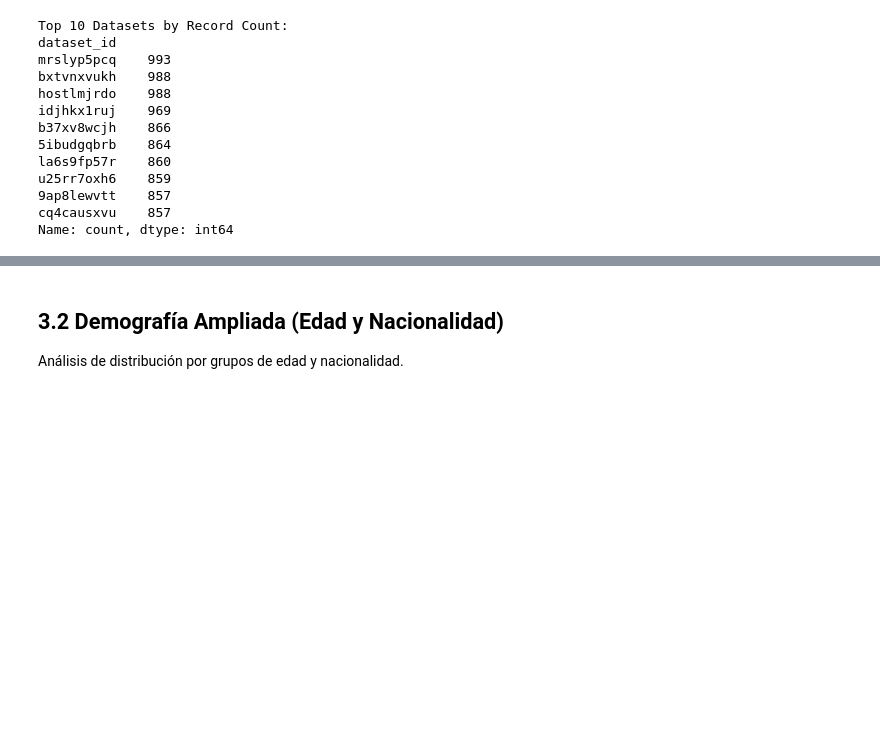
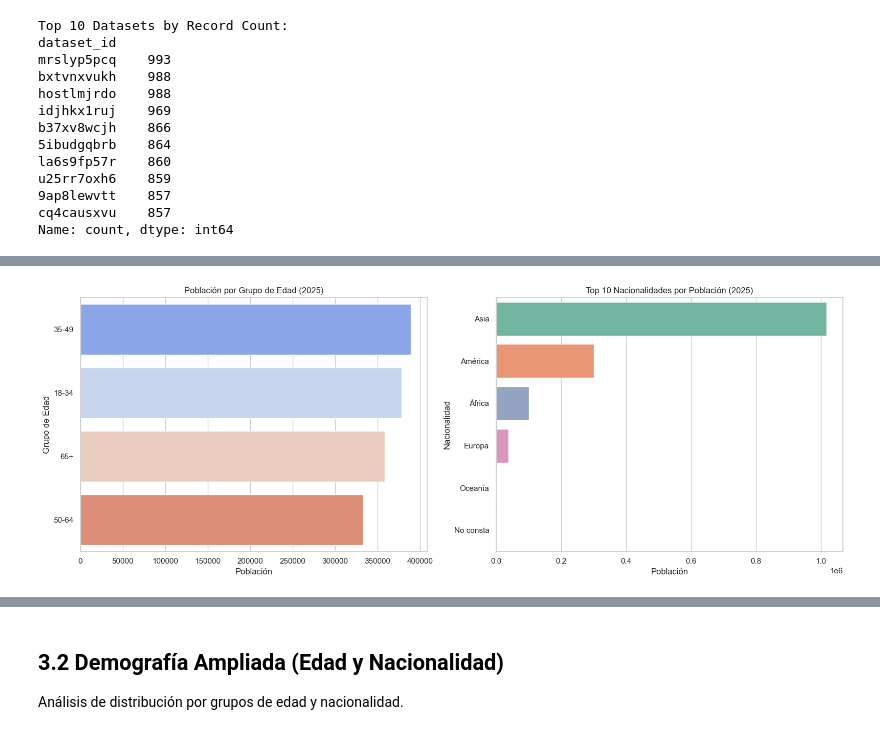
Before and after one commit to prototyp33/barcelona-housing-demographics-analyzer, a Jupyter notebook: notebooks/01-eda-initial.ipynb, the cells around one changed output, grey strips where cells are left out. Saved outputs shown, nothing was run; the diff lists cells and outputs as text; code cells hidden in the pictures; blank space fills up the shorter version.

```diff
--- a/notebooks/01-eda-initial.ipynb
+++ b/notebooks/01-eda-initial.ipynb
@@ -288,35 +330,37 @@ Passing `palette` without assigning `hue` is deprecated and will be removed in v
 if not df_demo_amp.empty and 'grupo_edad' in df_demo_amp.columns:
     # Población por grupo de edad (año más reciente)
     demo_amp_latest = df_demo_amp[df_demo_amp['anio'] == df_demo_amp['anio'].max()]
 
     # Agregar por grupo de edad
     edad_dist = demo_amp_latest.groupby('grupo_edad')['poblacion'].sum().reset_index()
     edad_dist = edad_dist.sort_values('poblacion', ascending=False)
 
     # Agregar por nacionalidad
     if 'nacionalidad' in demo_amp_latest.columns:
         nac_dist = demo_amp_latest.groupby('nacionalidad')['poblacion'].sum().reset_index()
         nac_dist = nac_dist.sort_values('poblacion', ascending=False)
 
     fig, axes = plt.subplots(1, 2, figsize=(16, 6))
 
     # Distribución por edad
-    sns.barplot(data=edad_dist, x='poblacion', y='grupo_edad', ax=axes[0], palette='coolwarm')
+    sns.barplot(data=edad_dist, x='poblacion', y='grupo_edad', hue='grupo_edad', legend=False, ax=axes[0], palette='coolwarm')
     axes[0].set_title(f'Población por Grupo de Edad ({demo_amp_latest["anio"].max()})')
     axes[0].set_xlabel('Población')
     axes[0].set_ylabel('Grupo de Edad')
 
     # Distribución por nacionalidad (top 10)
     if 'nacionalidad' in demo_amp_latest.columns:
-        sns.barplot(data=nac_dist.head(10), x='poblacion', y='nacionalidad', ax=axes[1], palette='Set2')
+        sns.barplot(data=nac_dist.head(10), x='poblacion', y='nacionalidad', hue='nacionalidad', legend=False, ax=axes[1], palette='Set2')
         axes[1].set_title(f'Top 10 Nacionalidades por Población ({demo_amp_latest["anio"].max()})')
         axes[1].set_xlabel('Población')
         axes[1].set_ylabel('Nacionalidad')
 
     plt.tight_layout()
     plt.show()
 else:
     print("Datos de demografía ampliada no disponibles o estructura incorrecta")
+# %% [output]
+[figure, added]
 # %%
 # Análisis de renta
 if not df_renta.empty:
```
Also changed, not shown: parts of 18 cells of this notebook, 25 other files.
